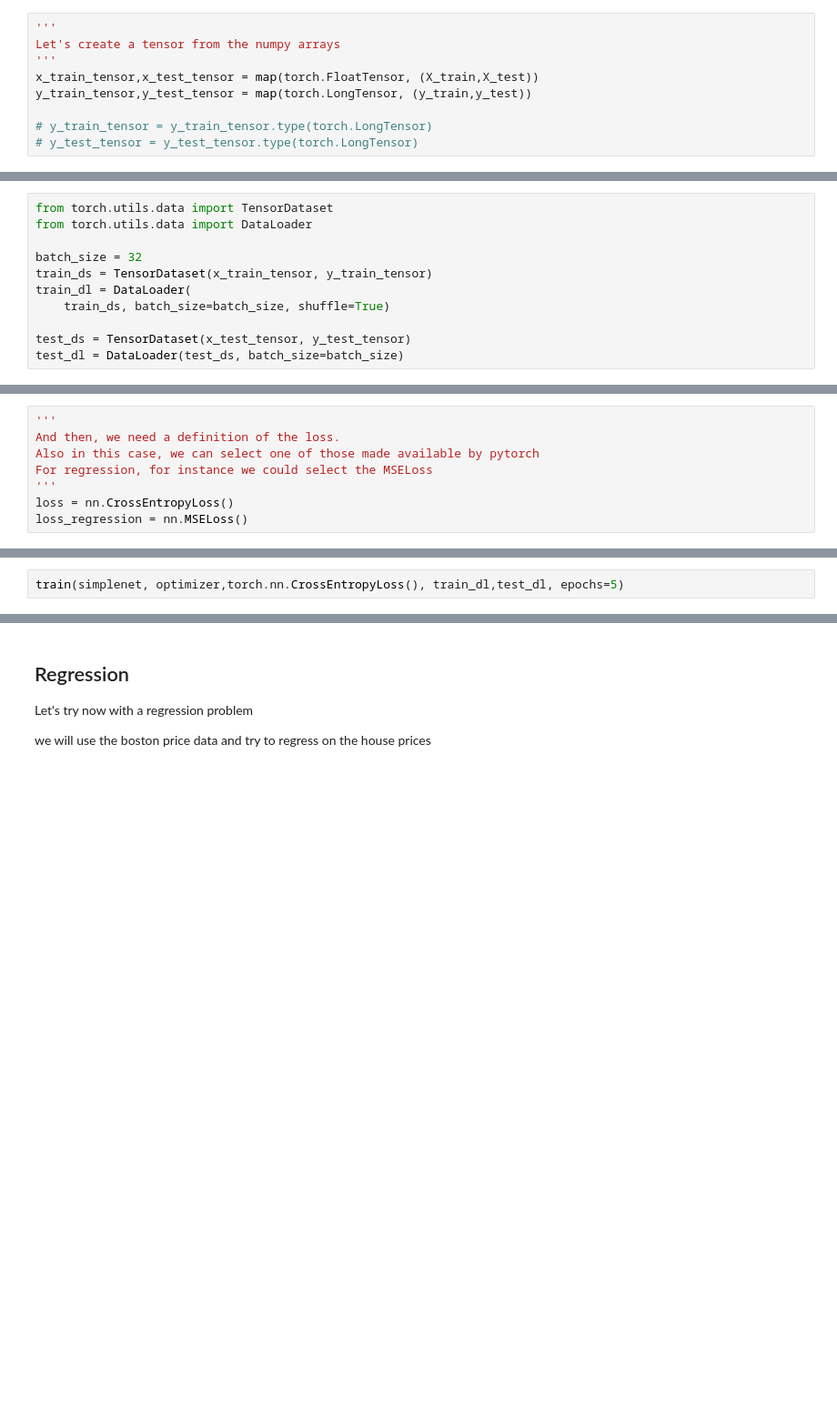
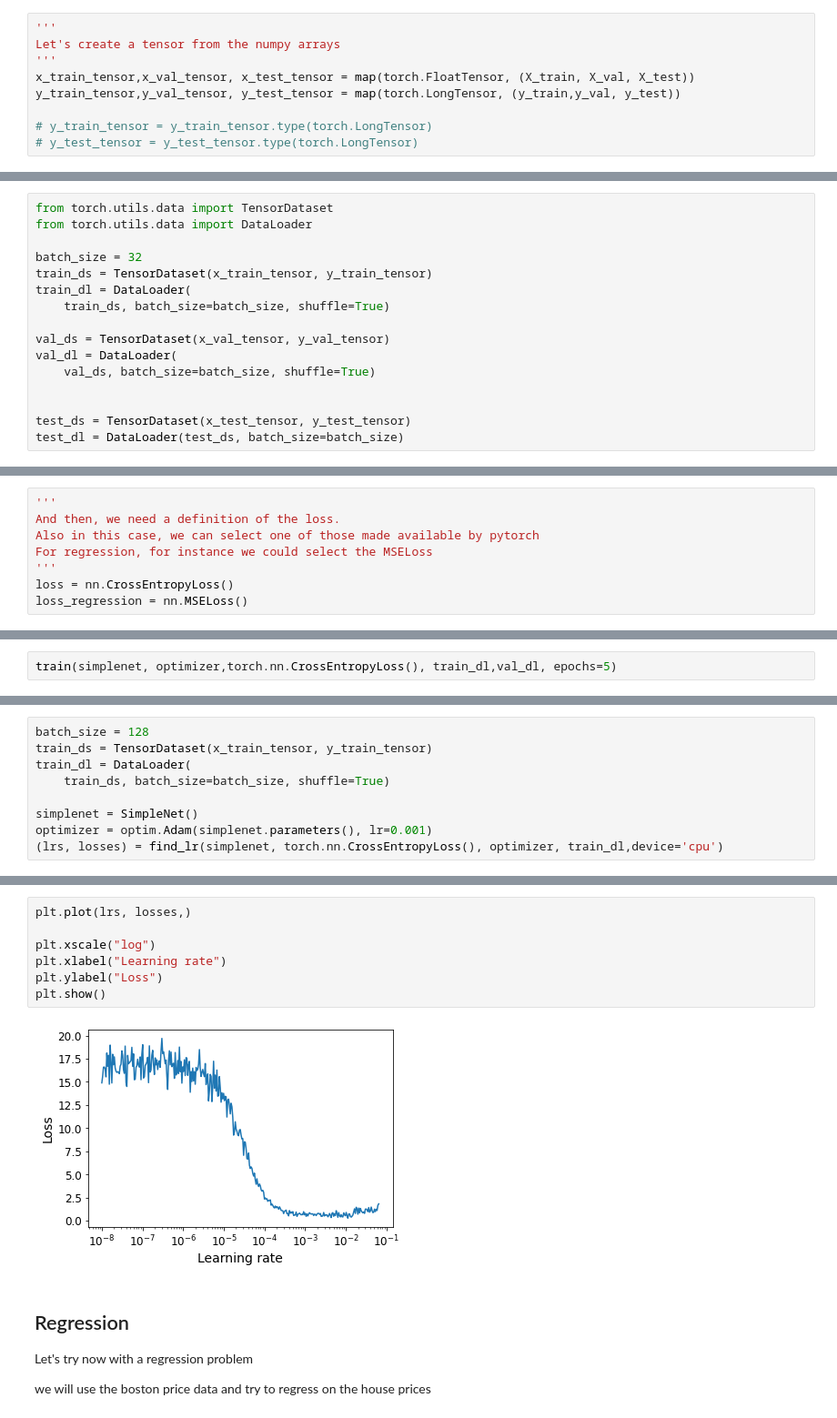
Before and after one commit to fpinell/hands_on_python_for_ds, a Jupyter notebook: notebooks/Lecture_4_Deep_Learning.ipynb, the cells around one changed output, grey strips where cells are left out. Shown at 91% size. Saved outputs shown, nothing was run; the diff lists cells and outputs as text; blank space fills up the shorter version.

```diff
--- a/notebooks/Lecture_4_Deep_Learning.ipynb
+++ b/notebooks/Lecture_4_Deep_Learning.ipynb
@@ -273,8 +281,8 @@ shape of x train: (60000, 784)
 '''
 Let's create a tensor from the numpy arrays
 '''
-x_train_tensor,x_test_tensor = map(torch.FloatTensor, (X_train,X_test))
-y_train_tensor,y_test_tensor = map(torch.LongTensor, (y_train,y_test))
+x_train_tensor,x_val_tensor, x_test_tensor = map(torch.FloatTensor, (X_train, X_val, X_test))
+y_train_tensor,y_val_tensor, y_test_tensor = map(torch.LongTensor, (y_train,y_val, y_test))
 
 # y_train_tensor = y_train_tensor.type(torch.LongTensor)
 # y_test_tensor = y_test_tensor.type(torch.LongTensor)
@@ -342,6 +352,11 @@ train_ds = TensorDataset(x_train_tensor, y_train_tensor)
 train_dl = DataLoader(
     train_ds, batch_size=batch_size, shuffle=True)
 
+val_ds = TensorDataset(x_val_tensor, y_val_tensor)
+val_dl = DataLoader(
+    val_ds, batch_size=batch_size, shuffle=True)
+
+
 test_ds = TensorDataset(x_test_tensor, y_test_tensor)
 test_dl = DataLoader(test_ds, batch_size=batch_size)
 # %% [markdown]
@@ -447,5 +461,5 @@ def train(model, optimizer, loss_fn, train_loader, val_loader, epochs=20, device
         print('Epoch: {}, Training Loss: {:.4f}, Validation Loss: {:.4f}, accuracy = {:.4f}'.format(epoch, training_loss,
         valid_loss, num_correct / num_examples))
 # %%
-train(simplenet, optimizer,torch.nn.CrossEntropyLoss(), train_dl,test_dl, epochs=5)
+train(simplenet, optimizer,torch.nn.CrossEntropyLoss(), train_dl,val_dl, epochs=5)
 # %% [output]
@@ -547,0 +536,9 @@ def find_lr(model, loss_fn, optimizer, train_loader, init_value=1e-8, final_valu
+# %%
+batch_size = 128
+train_ds = TensorDataset(x_train_tensor, y_train_tensor)
+train_dl = DataLoader(
+    train_ds, batch_size=batch_size, shuffle=True)
+
+simplenet = SimpleNet()
+optimizer = optim.Adam(simplenet.parameters(), lr=0.001)
+(lrs, losses) = find_lr(simplenet, torch.nn.CrossEntropyLoss(), optimizer, train_dl,device='cpu')
@@ -548,3 +551,12 @@ def find_lr(model, loss_fn, optimizer, train_loader, init_value=1e-8, final_valu
+# %%
+plt.plot(lrs, losses,)
+
+plt.xscale("log")
+plt.xlabel("Learning rate")
+plt.ylabel("Loss")
+plt.show()
+# %% [output]
+[figure, added]
 # %% [markdown]
 ## Regression
 Let's try now with a regression problem
```
Also changed, not shown: parts of 64 cells of this notebook.
